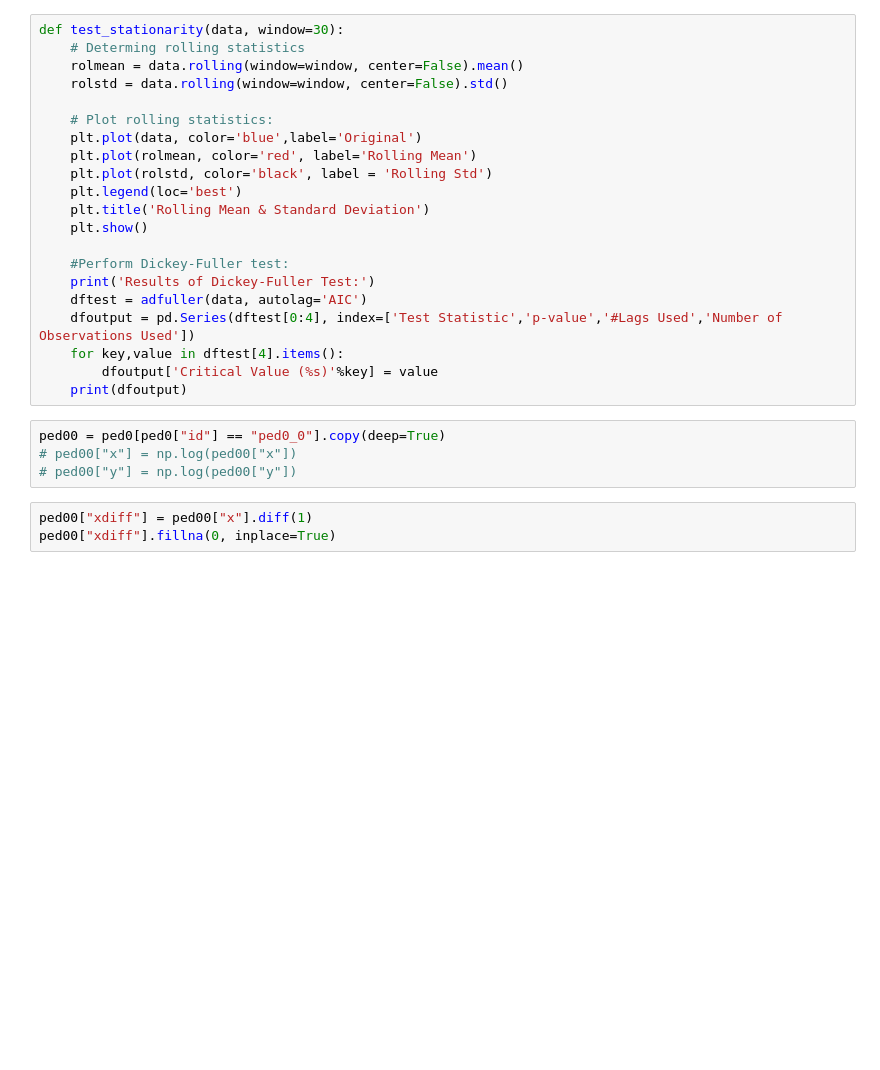
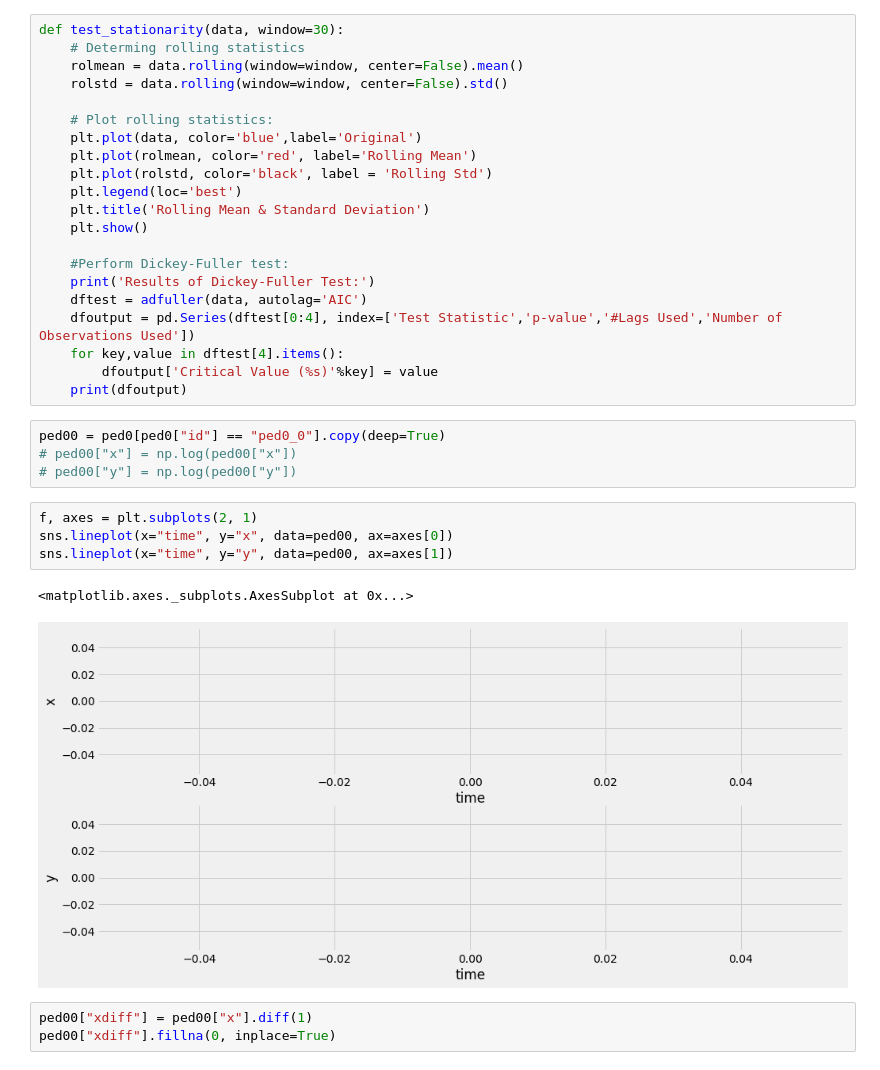
Before and after one commit to aibrahimpa1/Pedestrian-Neural-Path-Prediction, a Jupyter notebook: Pedestrian_motion.ipynb, the cells around one changed output. Cells and saved outputs as stored; diff of their text form; blank space fills up the shorter version.

```diff
--- a/Pedestrian_motion.ipynb
+++ b/Pedestrian_motion.ipynb
@@ -257,6 +163,13 @@ def test_stationarity(data, window=30):
 ped00 = ped0[ped0["id"] == "ped0_0"].copy(deep=True)
 # ped00["x"] = np.log(ped00["x"])
 # ped00["y"] = np.log(ped00["y"])
+# %%
+f, axes = plt.subplots(2, 1)
+sns.lineplot(x="time", y="x", data=ped00, ax=axes[0])
+sns.lineplot(x="time", y="y", data=ped00, ax=axes[1])
+# %% [output]
+<matplotlib.axes._subplots.AxesSubplot at 0x...>
+[figure, added]
 # %%
 ped00["xdiff"] = ped00["x"].diff(1)
 ped00["xdiff"].fillna(0, inplace=True)
```
Also changed, not shown: parts of 22 cells of this notebook, 1 other file.
